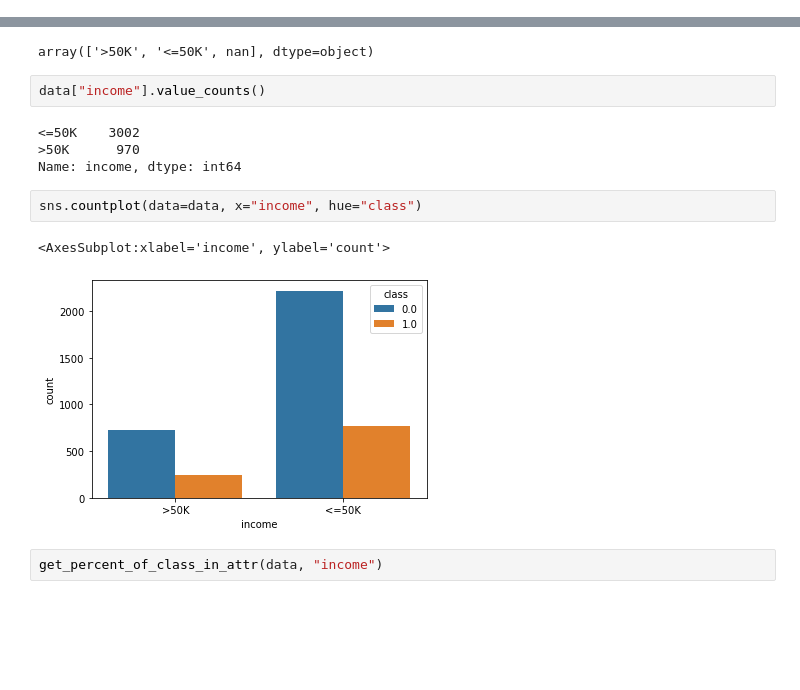
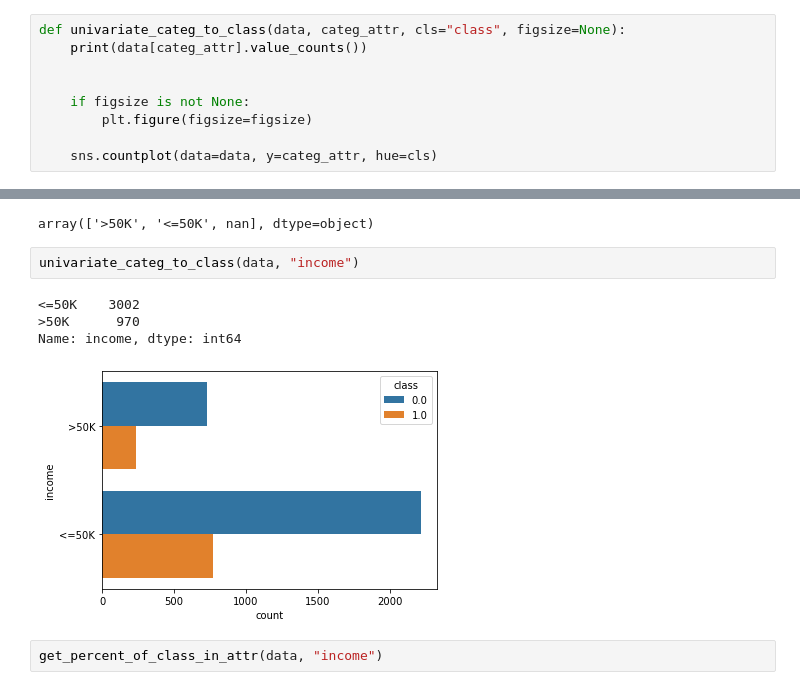
Before and after one commit to MakoHnat/IAU, a Jupyter notebook: Analyza_Marcel.ipynb, the cells around one changed output, grey strips where cells are left out. Cells and saved outputs as stored; diff of their text form; blank space fills up the shorter version.

```diff
--- a/Analyza_Marcel.ipynb
+++ b/Analyza_Marcel.ipynb
@@ -122,3 +120,12 @@ sns.countplot(data=data, x="class")
 len(data[data["class"] == 1]) / len(data)
 # %% [output]
 0.25407983931709766
+# %%
+def univariate_categ_to_class(data, categ_attr, cls="class", figsize=None):
+    print(data[categ_attr].value_counts())
+
+
+    if figsize is not None:
+        plt.figure(figsize=figsize)
+
+    sns.countplot(data=data, y=categ_attr, hue=cls)
@@ -493,17 +506,13 @@ data["income"] = data["income"].apply(lambda row: row.strip() if row is not np.n
 data["income"].unique()
 # %% [output]
 array(['>50K', '<=50K', nan], dtype=object)
-# %%
-data["income"].value_counts()
-# %% [output]
-<=50K    3002
->50K      970
-Name: income, dtype: int64
-# %%
-sns.countplot(data=data, x="income", hue="class")
-# %% [output]
-<AxesSubplot:xlabel='income', ylabel='count'>
-[figure, removed]
+# %%
+univariate_categ_to_class(data, "income")
+# %% [output]
+<=50K    3002
+>50K      970
+Name: income, dtype: int64
+[figure, added]
 # %%
 get_percent_of_class_in_attr(data, "income")
 # %% [output]
```
Also changed, not shown: parts of 86 cells of this notebook, 1 other file.
